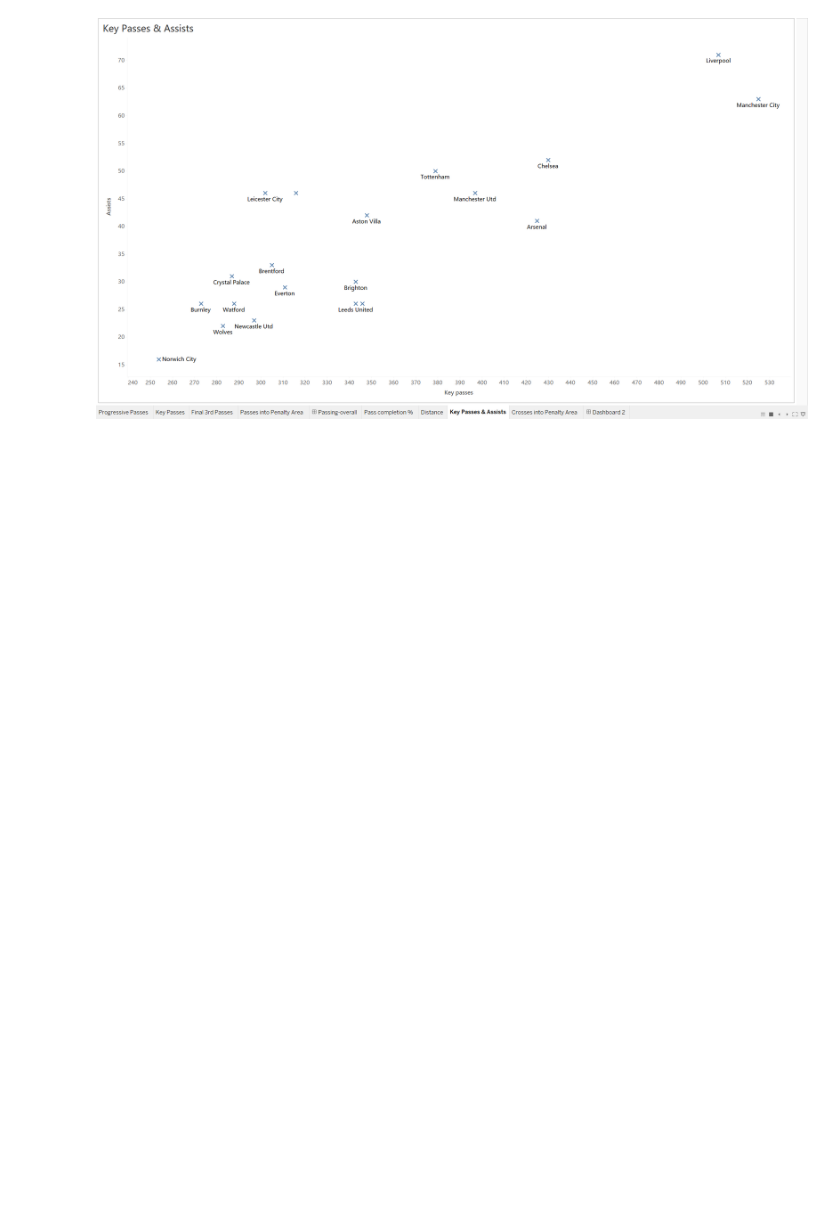
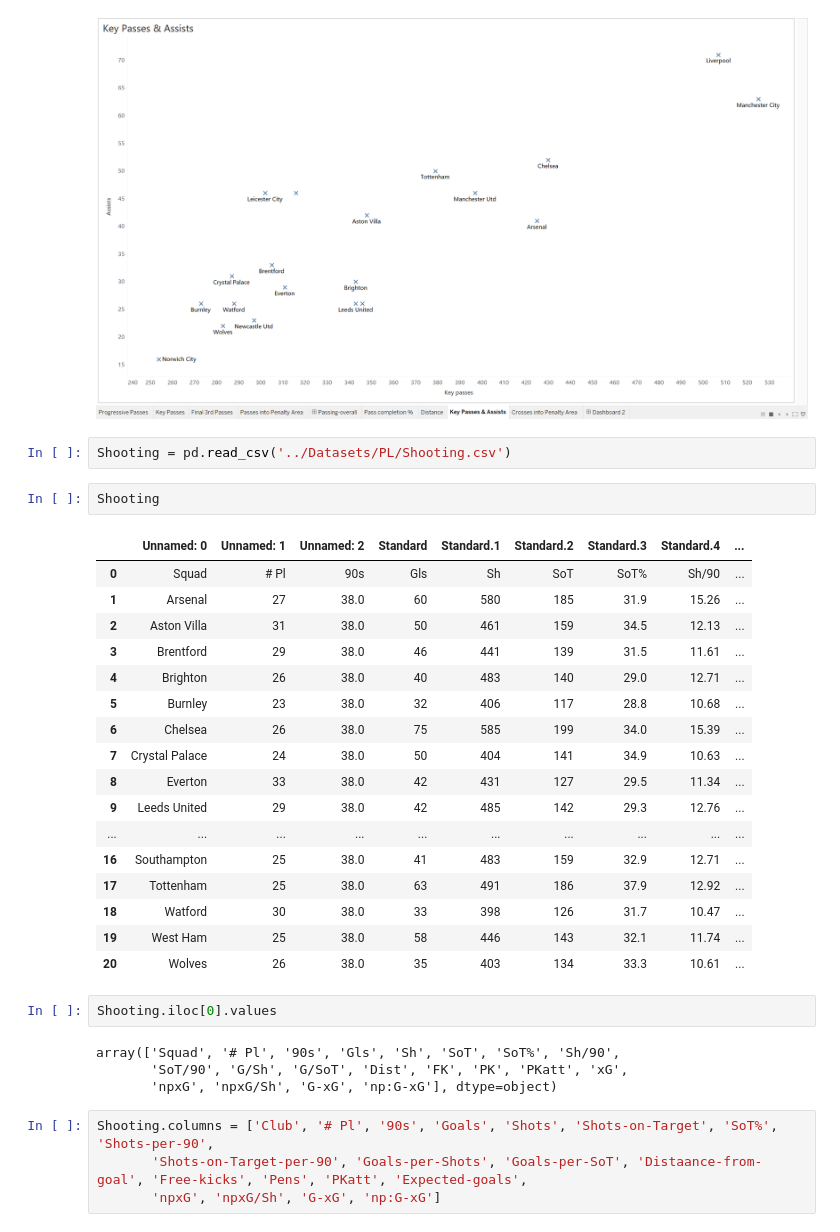
Before and after one commit to htuteja04/EDA, a Jupyter notebook: Notebooks/PL.ipynb, the cells around one changed output. Cells and saved outputs as stored; diff of their text form; blank space fills up the shorter version.

```diff
--- a/Notebooks/PL.ipynb
+++ b/Notebooks/PL.ipynb
@@ -811,3 +811,35 @@ Passing.to_csv('../Datasets/PL/Passing-mod.csv')
 ![Screenshot%20%2827%29.png](attachment:Screenshot%20%2827%29.png)
 # %% [markdown]
 ![Screenshot%20%2824%29.png](attachment:Screenshot%20%2824%29.png)
+# %%
+Shooting = pd.read_csv('../Datasets/PL/Shooting.csv')
+# %%
+Shooting
+# %% [output]
+|  | Unnamed: 0 | Unnamed: 1 | Unnamed: 2 | Standard | Standard.1 | Standard.2 | Standard.3 | Standard.4 | ... |
+| 0 | Squad | # Pl | 90s | Gls | Sh | SoT | SoT% | Sh/90 | ... |
+| 1 | Arsenal | 27 | 38.0 | 60 | 580 | 185 | 31.9 | 15.26 | ... |
+| 2 | Aston Villa | 31 | 38.0 | 50 | 461 | 159 | 34.5 | 12.13 | ... |
+| 3 | Brentford | 29 | 38.0 | 46 | 441 | 139 | 31.5 | 11.61 | ... |
+| 4 | Brighton | 26 | 38.0 | 40 | 483 | 140 | 29.0 | 12.71 | ... |
+| 5 | Burnley | 23 | 38.0 | 32 | 406 | 117 | 28.8 | 10.68 | ... |
+| 6 | Chelsea | 26 | 38.0 | 75 | 585 | 199 | 34.0 | 15.39 | ... |
+| 7 | Crystal Palace | 24 | 38.0 | 50 | 404 | 141 | 34.9 | 10.63 | ... |
+| 8 | Everton | 33 | 38.0 | 42 | 431 | 127 | 29.5 | 11.34 | ... |
+| 9 | Leeds United | 29 | 38.0 | 42 | 485 | 142 | 29.3 | 12.76 | ... |
+| ... | ... | ... | ... | ... | ... | ... | ... | ... | ... |
+| 16 | Southampton | 25 | 38.0 | 41 | 483 | 159 | 32.9 | 12.71 | ... |
+| 17 | Tottenham | 25 | 38.0 | 63 | 491 | 186 | 37.9 | 12.92 | ... |
+| 18 | Watford | 30 | 38.0 | 33 | 398 | 126 | 31.7 | 10.47 | ... |
+| 19 | West Ham | 25 | 38.0 | 58 | 446 | 143 | 32.1 | 11.74 | ... |
+| 20 | Wolves | 26 | 38.0 | 35 | 403 | 134 | 33.3 | 10.61 | ... |
+# %%
+Shooting.iloc[0].values
+# %% [output]
+array(['Squad', '# Pl', '90s', 'Gls', 'Sh', 'SoT', 'SoT%', 'Sh/90',
+       'SoT/90', 'G/Sh', 'G/SoT', 'Dist', 'FK', 'PK', 'PKatt', 'xG',
+       'npxG', 'npxG/Sh', 'G-xG', 'np:G-xG'], dtype=object)
+# %%
+Shooting.columns = ['Club', '# Pl', '90s', 'Goals', 'Shots', 'Shots-on-Target', 'SoT%', 'Shots-per-90',
+       'Shots-on-Target-per-90', 'Goals-per-Shots', 'Goals-per-SoT', 'Distaance-from-goal', 'Free-kicks', 'Pens', 'PKatt', 'Expected-goals',
+       'npxG', 'npxG/Sh', 'G-xG', 'np:G-xG']
```
Also changed, not shown: parts of 5 cells of this notebook, 1 other file.
